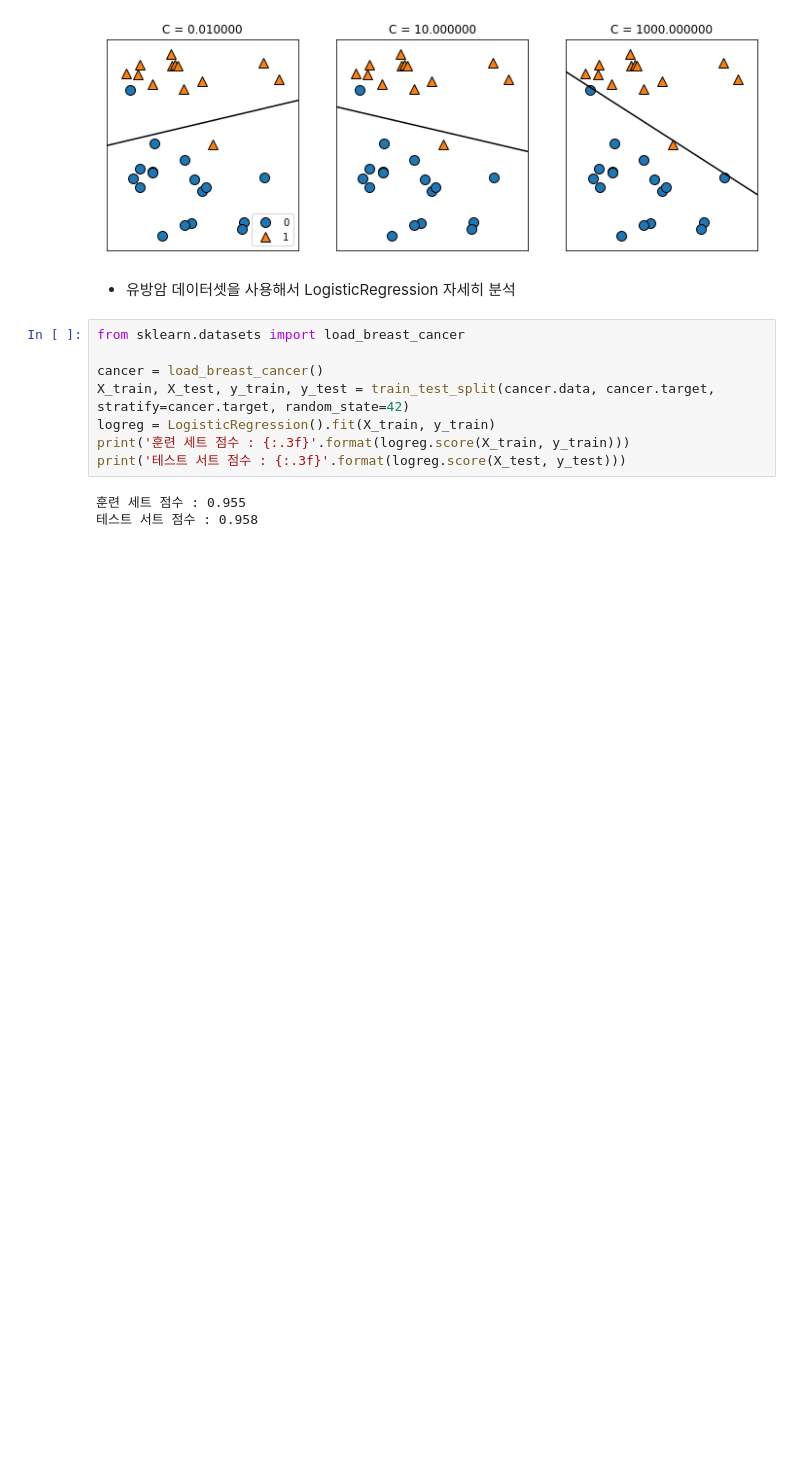
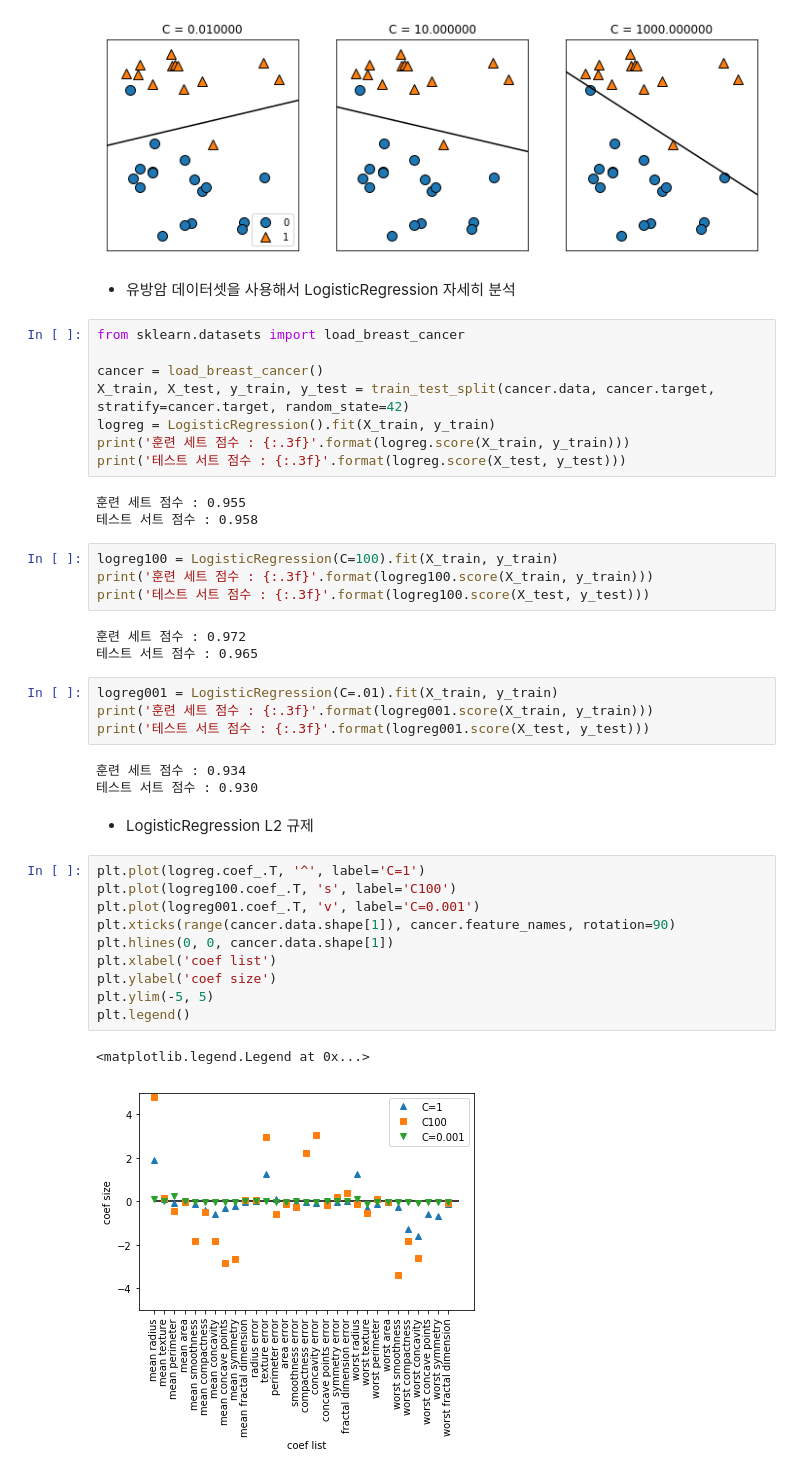
Before and after one commit to sooooner/ML_whit_python, a Jupyter notebook: ML_with_python_CH2_linear.ipynb, the cells around one changed output. Drawn from its saved outputs; the diff is of its cells as text; blank space fills up the shorter version.

```diff
--- a/ML_with_python_CH2_linear.ipynb
+++ b/ML_with_python_CH2_linear.ipynb
@@ -232,3 +232,32 @@ print('테스트 서트 점수 : {:.3f}'.format(logreg.score(X_test, y_test)))
 # %% [output]
 훈련 세트 점수 : 0.955
 테스트 서트 점수 : 0.958
+# %%
+logreg100 = LogisticRegression(C=100).fit(X_train, y_train)
+print('훈련 세트 점수 : {:.3f}'.format(logreg100.score(X_train, y_train)))
+print('테스트 서트 점수 : {:.3f}'.format(logreg100.score(X_test, y_test)))
+# %% [output]
+훈련 세트 점수 : 0.972
+테스트 서트 점수 : 0.965
+# %%
+logreg001 = LogisticRegression(C=.01).fit(X_train, y_train)
+print('훈련 세트 점수 : {:.3f}'.format(logreg001.score(X_train, y_train)))
+print('테스트 서트 점수 : {:.3f}'.format(logreg001.score(X_test, y_test)))
+# %% [output]
+훈련 세트 점수 : 0.934
+테스트 서트 점수 : 0.930
+# %% [markdown]
++ LogisticRegression L2 규제
+# %%
+plt.plot(logreg.coef_.T, '^', label='C=1')
+plt.plot(logreg100.coef_.T, 's', label='C100')
+plt.plot(logreg001.coef_.T, 'v', label='C=0.001')
+plt.xticks(range(cancer.data.shape[1]), cancer.feature_names, rotation=90)
+plt.hlines(0, 0, cancer.data.shape[1])
+plt.xlabel('coef list')
+plt.ylabel('coef size')
+plt.ylim(-5, 5)
+plt.legend()
+# %% [output]
+<matplotlib.legend.Legend at 0x...>
+[figure, added]
```
Also changed, not shown: parts of 12 cells of this notebook.
